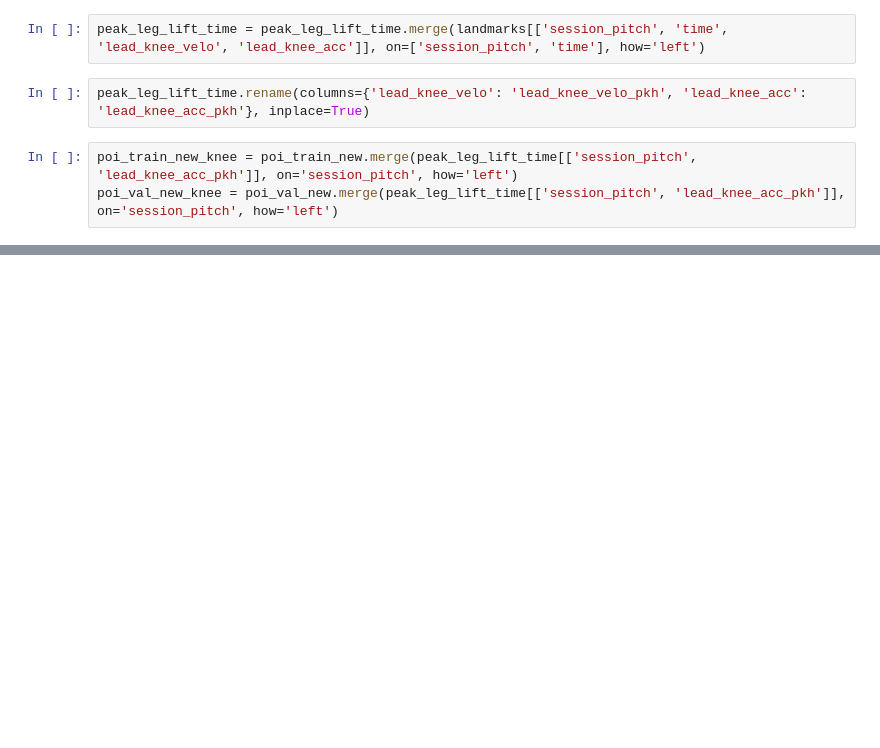
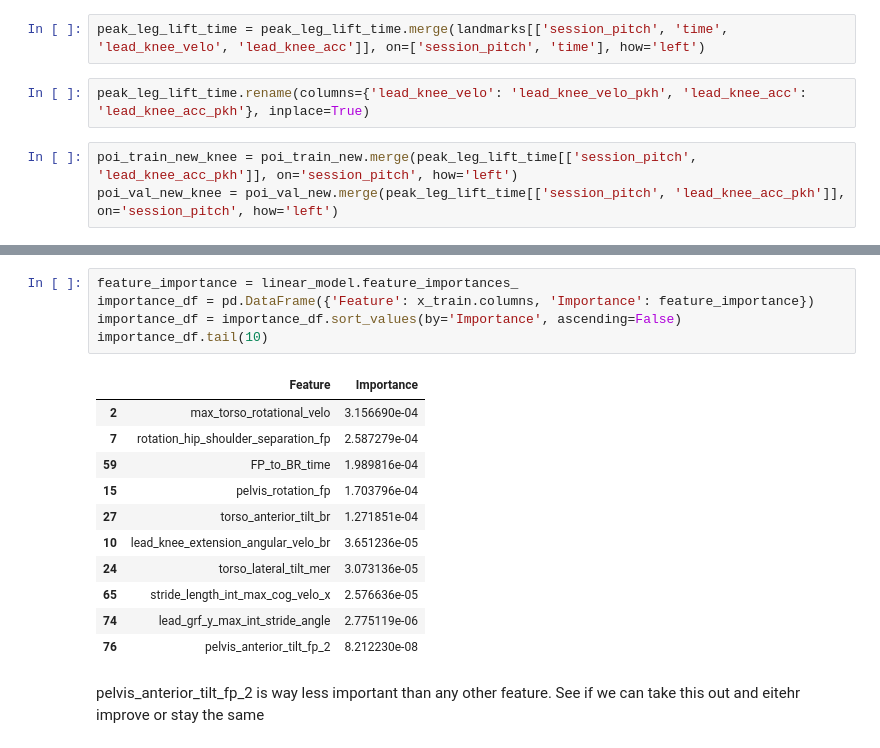
Before and after one commit to gabriel31levy34/OpenBiomechanics, a Jupyter notebook: EDA.ipynb, the cells around one changed output, grey strips where cells are left out. Drawn from its saved outputs; the diff is of its cells as text; blank space fills up the shorter version.

```diff
--- a/EDA.ipynb
+++ b/EDA.ipynb
@@ -2221,0 +2240,19 @@ importance_df.tail(10)
+# %%
+feature_importance = linear_model.feature_importances_
+importance_df = pd.DataFrame({'Feature': x_train.columns, 'Importance': feature_importance})
+importance_df = importance_df.sort_values(by='Importance', ascending=False)
+importance_df.tail(10)
+# %% [output]
+|  | Feature | Importance |
+| 2 | max_torso_rotational_velo | 3.156690e-04 |
+| 7 | rotation_hip_shoulder_separation_fp | 2.587279e-04 |
+| 59 | FP_to_BR_time | 1.989816e-04 |
+| 15 | pelvis_rotation_fp | 1.703796e-04 |
+| 27 | torso_anterior_tilt_br | 1.271851e-04 |
+| 10 | lead_knee_extension_angular_velo_br | 3.651236e-05 |
+| 24 | torso_lateral_tilt_mer | 3.073136e-05 |
+| 65 | stride_length_int_max_cog_velo_x | 2.576636e-05 |
+| 74 | lead_grf_y_max_int_stride_angle | 2.775119e-06 |
+| 76 | pelvis_anterior_tilt_fp_2 | 8.212230e-08 |
+# %% [markdown]
+pelvis_anterior_tilt_fp_2 is way less important than any other feature. See if we can take this out and eitehr improve or stay the same
```
Also changed, not shown: parts of 17 cells of this notebook.
